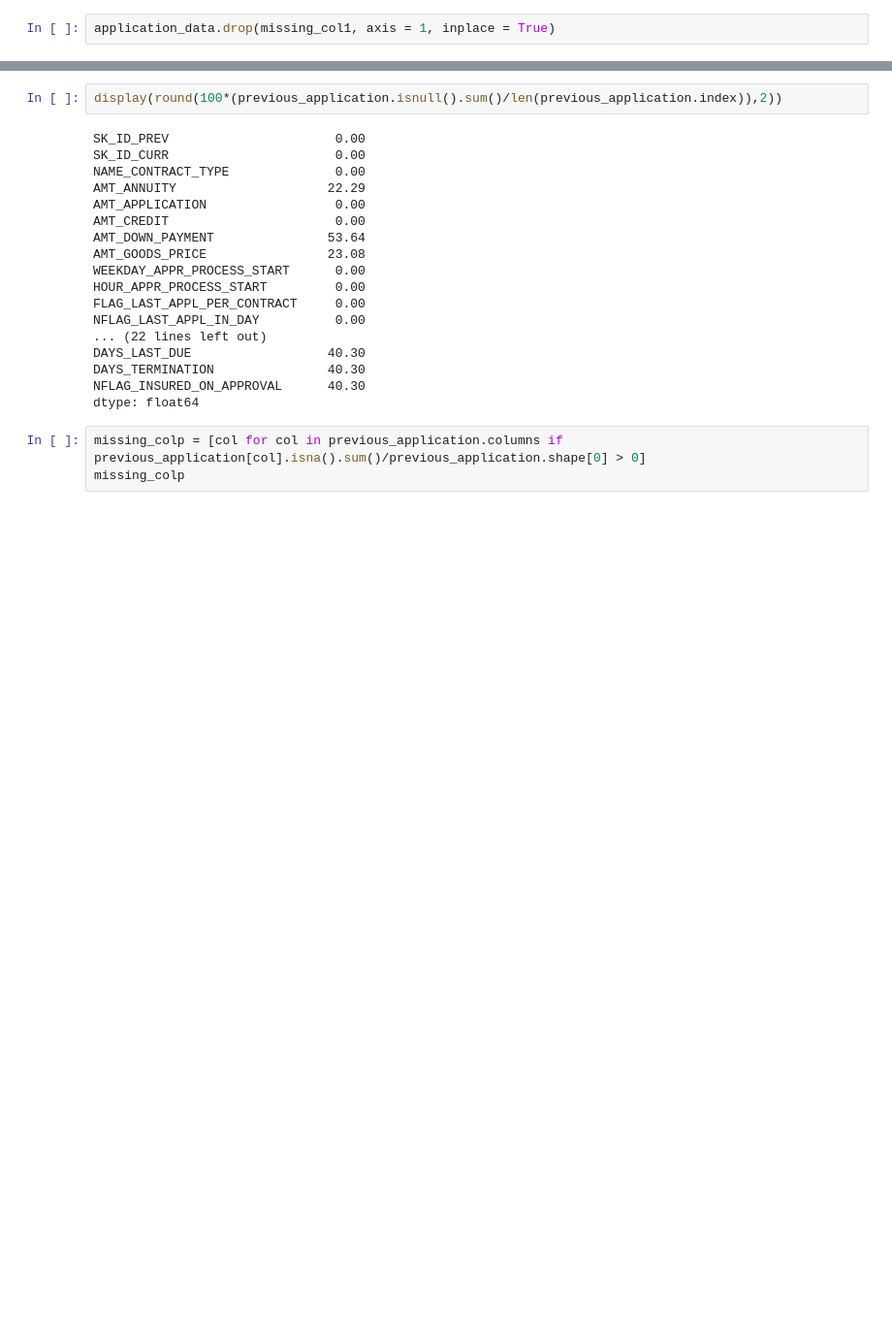
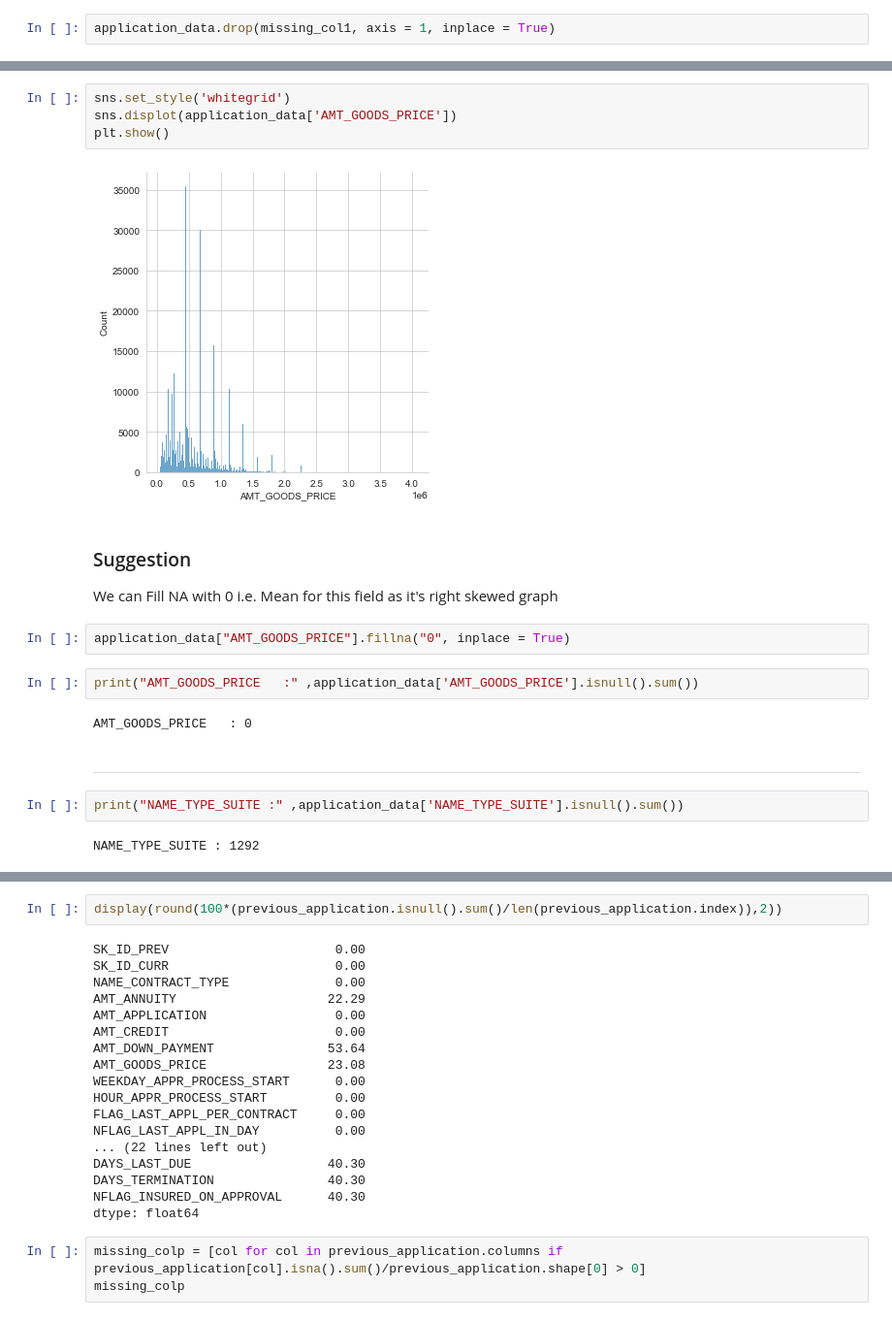
Before and after one commit to rashmirekha27/Loan_Officers, a Jupyter notebook: Loan Jupyternotebook.ipynb, the cells around one changed output, grey strips where cells are left out. Shown at 97% size. Cells and saved outputs as stored; diff of their text form; blank space fills up the shorter version.

```diff
--- a/Loan Jupyternotebook.ipynb
+++ b/Loan Jupyternotebook.ipynb
@@ -174,0 +536,21 @@ application_data
+# %%
+sns.set_style('whitegrid')
+sns.displot(application_data['AMT_GOODS_PRICE'])
+plt.show()
+# %% [output]
+[figure, added]
+# %% [markdown]
+### Suggestion
+We can Fill NA with 0 i.e. Mean for this field as it's right skewed graph
+# %%
+application_data["AMT_GOODS_PRICE"].fillna("0", inplace = True)
+# %%
+print("AMT_GOODS_PRICE   :" ,application_data['AMT_GOODS_PRICE'].isnull().sum())
+# %% [output]
+AMT_GOODS_PRICE   : 0
+# %% [markdown]
+-----------------------------------------------------------------------------------------------------------------------
+# %%
+print("NAME_TYPE_SUITE :" ,application_data['NAME_TYPE_SUITE'].isnull().sum())
+# %% [output]
+NAME_TYPE_SUITE : 1292
```
Also changed, not shown: parts of 206 cells of this notebook.
